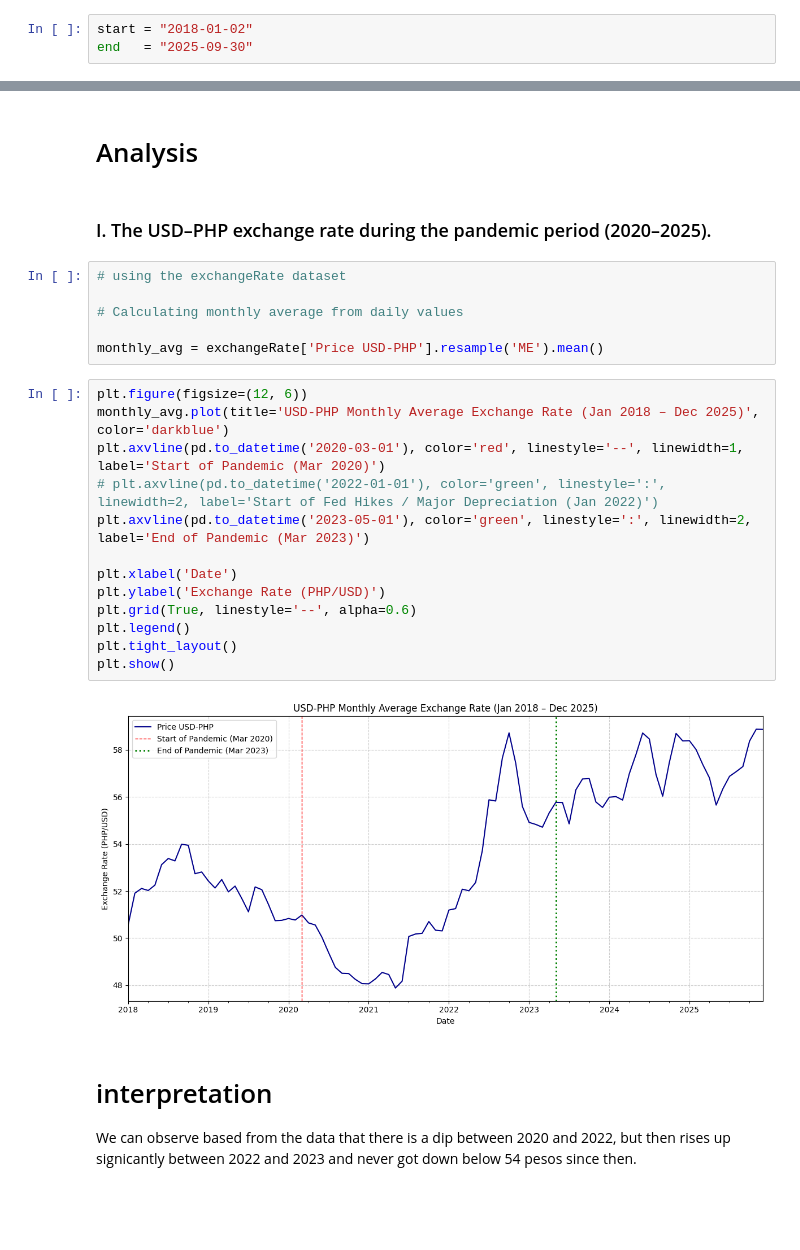
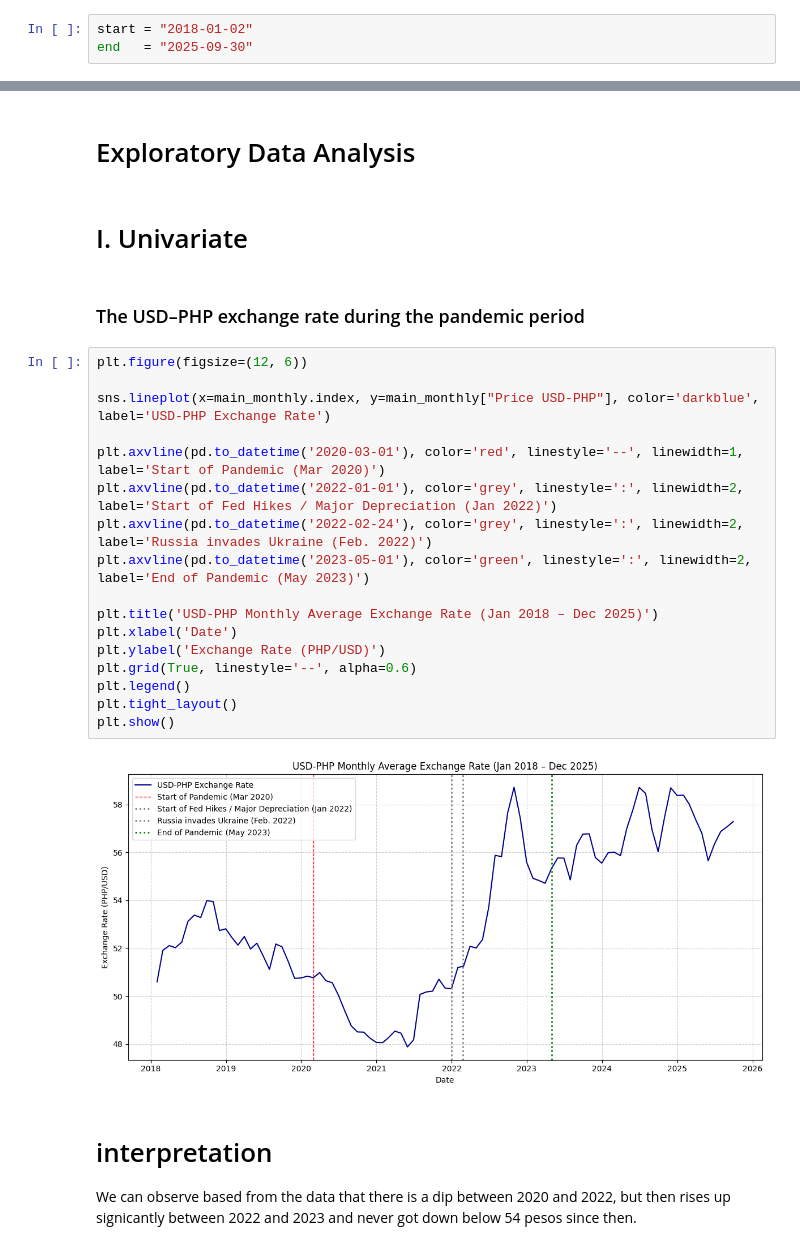
Before and after one commit to kbbn-debugger/Exploratory-Data-Analysis-USD-PHP, a Jupyter notebook: notebooks/EDA Final.ipynb, the cells around one changed output, grey strips where cells are left out. Cells and saved outputs as stored; diff of their text form; blank space fills up the shorter version.

```diff
--- a/notebooks/EDA Final.ipynb
+++ b/notebooks/EDA Final.ipynb
@@ -296,30 +298,30 @@ main_monthly.head()
 | 2018-04-30 | 52.024333 | 52.056143 | 52.204952 | 51.932429 | -0.047143 | 4.3 | 2.491592 | 1.692333 | ... |
 | 2018-05-31 | 52.251826 | 52.235696 | 52.407826 | 52.094652 | 0.075652 | 4.6 | 2.543212 | 1.700000 | ... |
 # %% [markdown]
-# Analysis
+# Exploratory Data Analysis
+# %% [markdown]
+# I. Univariate
 # %% [markdown]
-### I. The USD–PHP exchange rate during the pandemic period (2020–2025).
+### The USD–PHP exchange rate during the pandemic period
-# %%
-# using the exchangeRate dataset
-
-# Calculating monthly average from daily values
-
-monthly_avg = exchangeRate['Price USD-PHP'].resample('ME').mean()
 # %%
 plt.figure(figsize=(12, 6))
-monthly_avg.plot(title='USD-PHP Monthly Average Exchange Rate (Jan 2018 – Dec 2025)', color='darkblue')
+
+sns.lineplot(x=main_monthly.index, y=main_monthly["Price USD-PHP"], color='darkblue', label='USD-PHP Exchange Rate')
+
 plt.axvline(pd.to_datetime('2020-03-01'), color='red', linestyle='--', linewidth=1, label='Start of Pandemic (Mar 2020)')
-# plt.axvline(pd.to_datetime('2022-01-01'), color='green', linestyle=':', linewidth=2, label='Start of Fed Hikes / Major Depreciation (Jan 2022)')
-plt.axvline(pd.to_datetime('2023-05-01'), color='green', linestyle=':', linewidth=2, label='End of Pandemic (Mar 2023)')
+plt.axvline(pd.to_datetime('2022-01-01'), color='grey', linestyle=':', linewidth=2, label='Start of Fed Hikes / Major Depreciation (Jan 2022)')
+plt.axvline(pd.to_datetime('2022-02-24'), color='grey', linestyle=':', linewidth=2, label='Russia invades Ukraine (Feb. 2022)')
+plt.axvline(pd.to_datetime('2023-05-01'), color='green', linestyle=':', linewidth=2, label='End of Pandemic (May 2023)')
 
+plt.title('USD-PHP Monthly Average Exchange Rate (Jan 2018 – Dec 2025)')
 plt.xlabel('Date')
 plt.ylabel('Exchange Rate (PHP/USD)')
 plt.grid(True, linestyle='--', alpha=0.6)
 plt.legend()
 plt.tight_layout()
 plt.show()
 # %% [output]
-[figure, old version]
+[figure, new version]
 # %% [markdown]
 # interpretation
 
```
Also changed, not shown: parts of 5 cells of this notebook, 1 other file.
